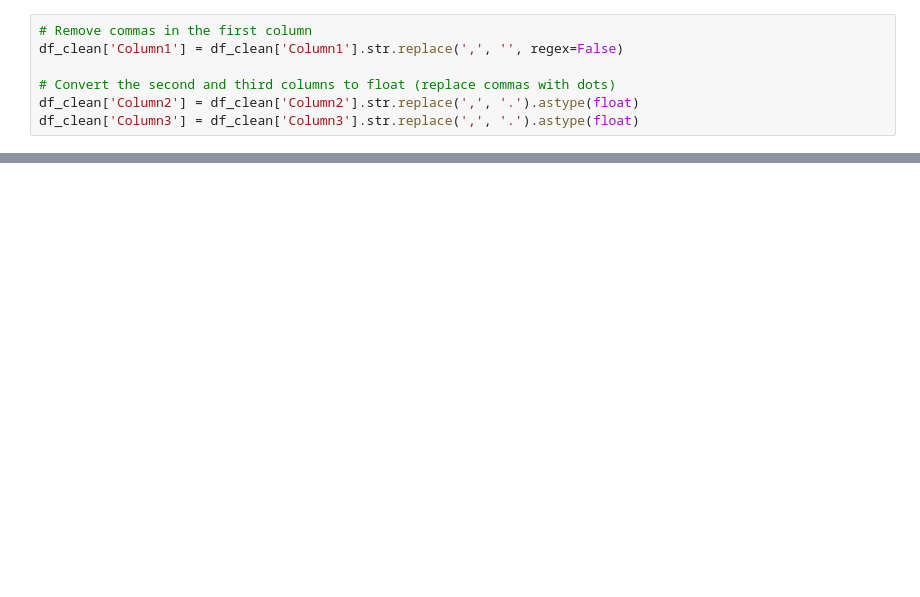
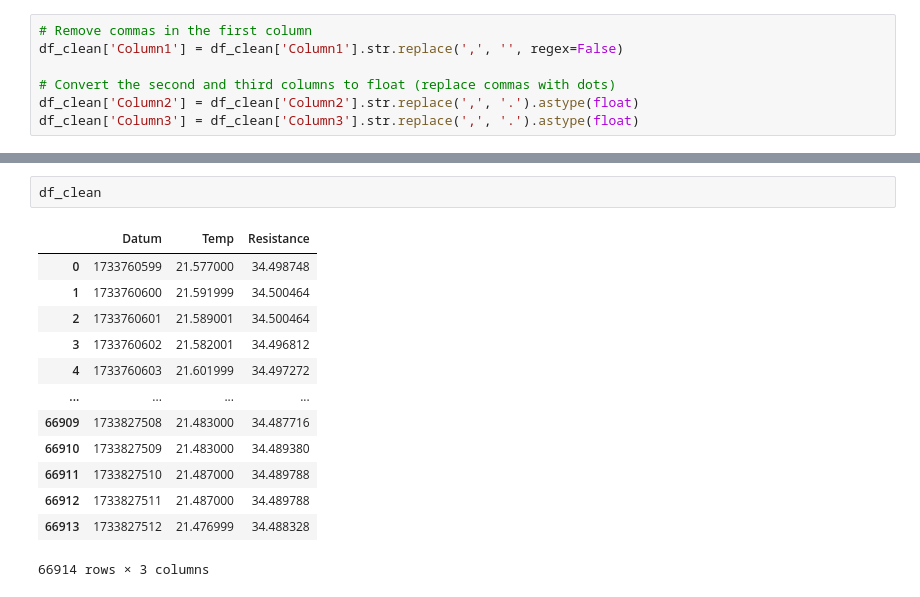
Before and after one commit to pandamec/CryoTOCS, a Jupyter notebook: tagebuch.ipynb, the cells around one changed output, grey strips where cells are left out. Saved outputs shown, nothing was run; the diff lists cells and outputs as text; blank space fills up the shorter version.

```diff
--- a/tagebuch.ipynb
+++ b/tagebuch.ipynb
@@ -748,0 +574,16 @@ plt.show()
+# %%
+df_clean
+# %% [output]
+|  | Datum | Temp | Resistance |
+| 0 | 1733760599 | 21.577000 | 34.498748 |
+| 1 | 1733760600 | 21.591999 | 34.500464 |
+| 2 | 1733760601 | 21.589001 | 34.500464 |
+| 3 | 1733760602 | 21.582001 | 34.496812 |
+| 4 | 1733760603 | 21.601999 | 34.497272 |
+| ... | ... | ... | ... |
+| 66909 | 1733827508 | 21.483000 | 34.487716 |
+| 66910 | 1733827509 | 21.483000 | 34.489380 |
+| 66911 | 1733827510 | 21.487000 | 34.489788 |
+| 66912 | 1733827511 | 21.487000 | 34.489788 |
+| 66913 | 1733827512 | 21.476999 | 34.488328 |
+66914 rows × 3 columns
```
Also changed, not shown: parts of 49 cells of this notebook, 1 other file.
